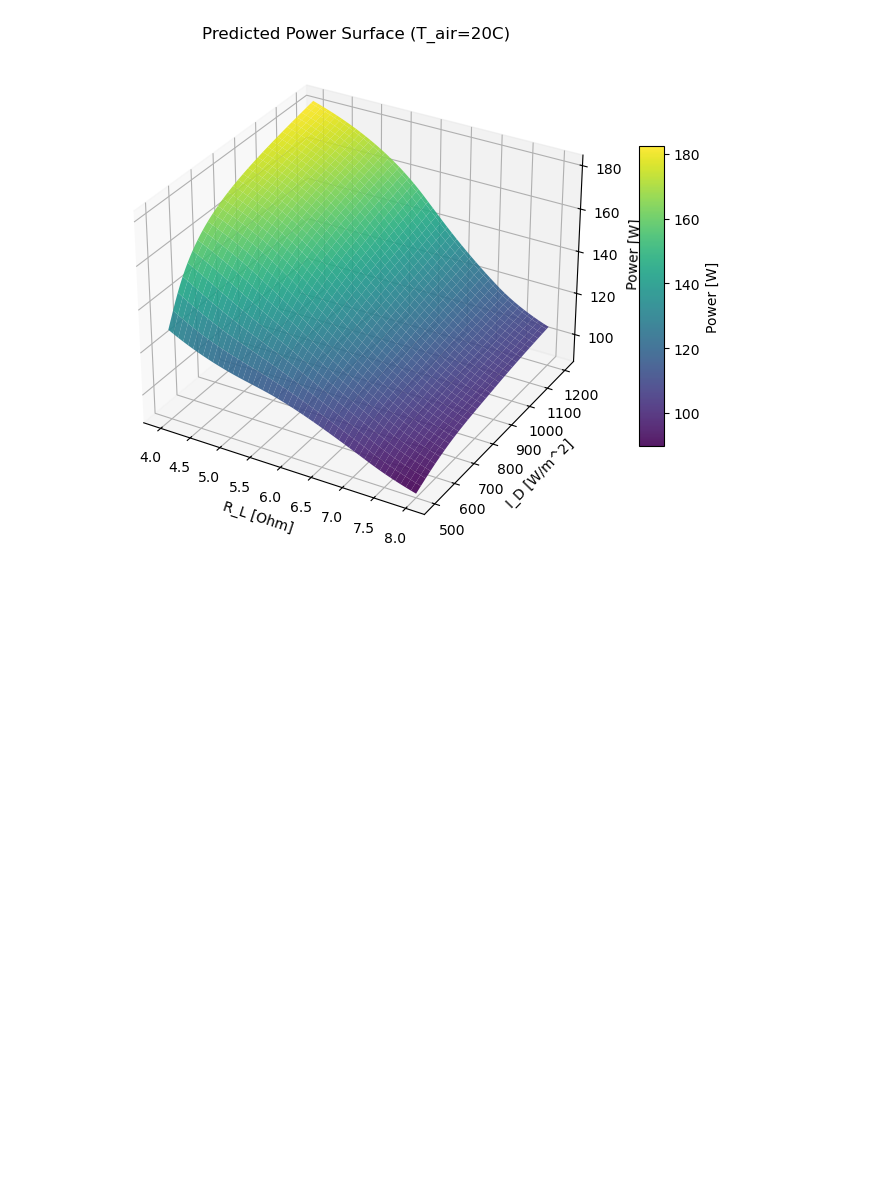
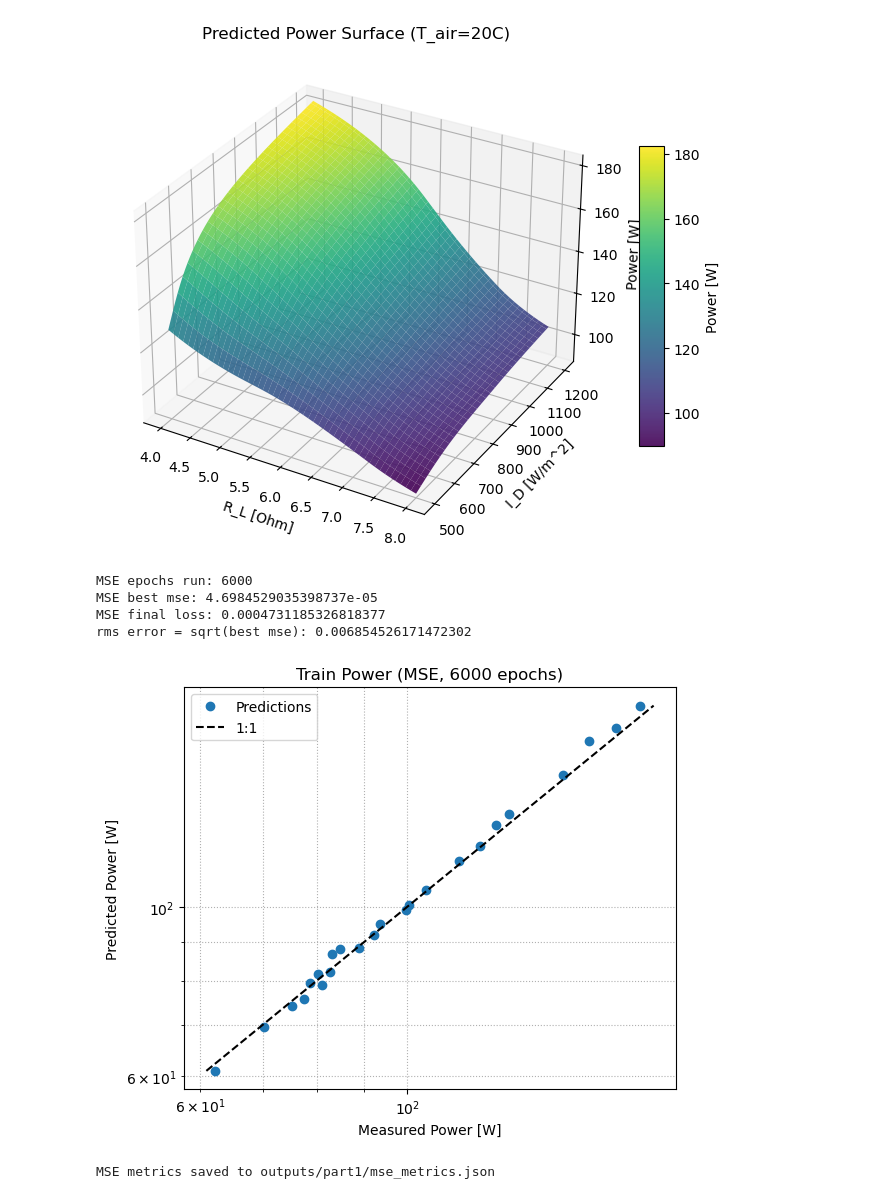
Before and after one commit to FieldDiTian/249-final, a Jupyter notebook: CodeP3.2F25.ipynb, the cells around one changed output. Drawn from its saved outputs; the diff is of its cells as text; code cells hidden in the pictures; blank space fills up the shorter version.

```diff
--- a/CodeP3.2F25.ipynb
+++ b/CodeP3.2F25.ipynb
@@ -246,3 +246,45 @@ plt.savefig('outputs/part1/power_surface.png', dpi=220)
 plt.show()
 # %% [output]
 [figure]
+# %%
+# Task 3.1.2 (a)(b): MSE 基准运行 6000 epochs，无提前停止
+initializer = keras.initializers.RandomUniform(minval=-0.1, maxval=0.1)
+model_mse = Sequential([
+    Dense(6, activation=K.elu, input_shape=[3], kernel_initializer=initializer),
+    Dense(12, activation=K.elu, kernel_initializer=initializer),
+    Dense(6, activation=K.elu, kernel_initializer=initializer),
+    Dense(2, kernel_initializer=initializer)
+])
+rms_mse = RMSprop(0.010)
+model_mse.compile(loss='mean_squared_error', optimizer=rms_mse)
+history_mse = model_mse.fit(x_train, y_train, epochs=6000, batch_size=8, verbose=0)
+best_mse = float(np.min(history_mse.history['loss']))
+final_mse = float(history_mse.history['loss'][-1])
+rms_error = float(np.sqrt(best_mse))
+print('MSE epochs run:', len(history_mse.history['loss']))
+print('MSE best mse:', best_mse)
+print('MSE final loss:', final_mse)
+print('rms error = sqrt(best mse):', rms_error)
+
+train_mse_pred = model_mse.predict(x_train, verbose=0)
+train_mse_pred_den = denorm(train_mse_pred)
+train_mse_true_den = denorm(y_train)
+
+plot_loglog(train_mse_true_den[:,1], train_mse_pred_den[:,1],
+           'Train Power (MSE, 6000 epochs)', 'outputs/part1/mse_train_power_loglog.png')
+
+import pathlib, json
+mse_metrics = {
+    'final_loss': final_mse,
+    'best_mse': best_mse,
+    'rms_error': rms_error,
+}
+pathlib.Path('outputs/part1/mse_metrics.json').write_text(json.dumps(mse_metrics, indent=2))
+print('MSE metrics saved to outputs/part1/mse_metrics.json')
+# %% [output]
+MSE epochs run: 6000
+MSE best mse: 4.6984529035398737e-05
+MSE final loss: 0.0004731185326818377
+rms error = sqrt(best mse): 0.006854526171472302
+[figure, added]
+MSE metrics saved to outputs/part1/mse_metrics.json
```
Also changed, not shown: parts of 1 cell of this notebook, 7 other files.
